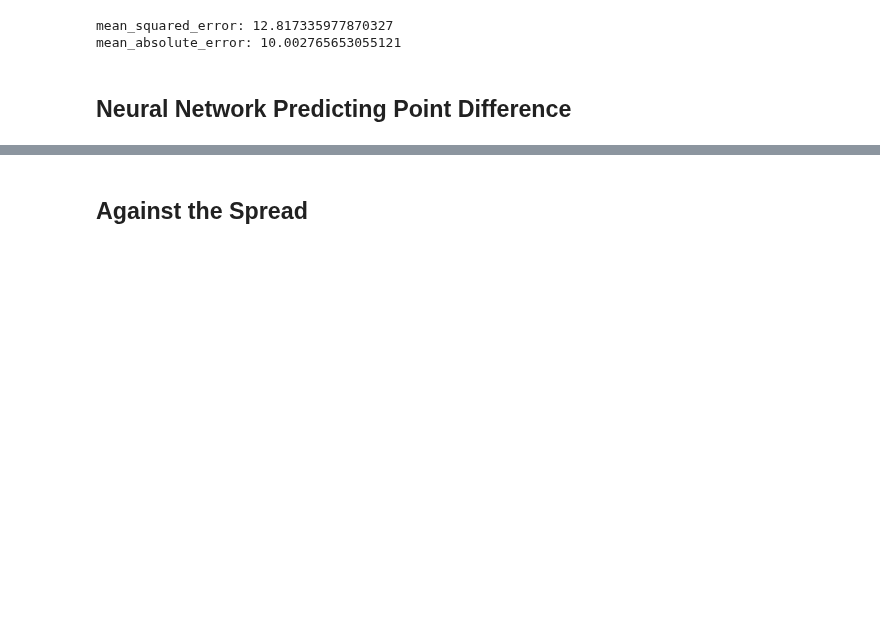
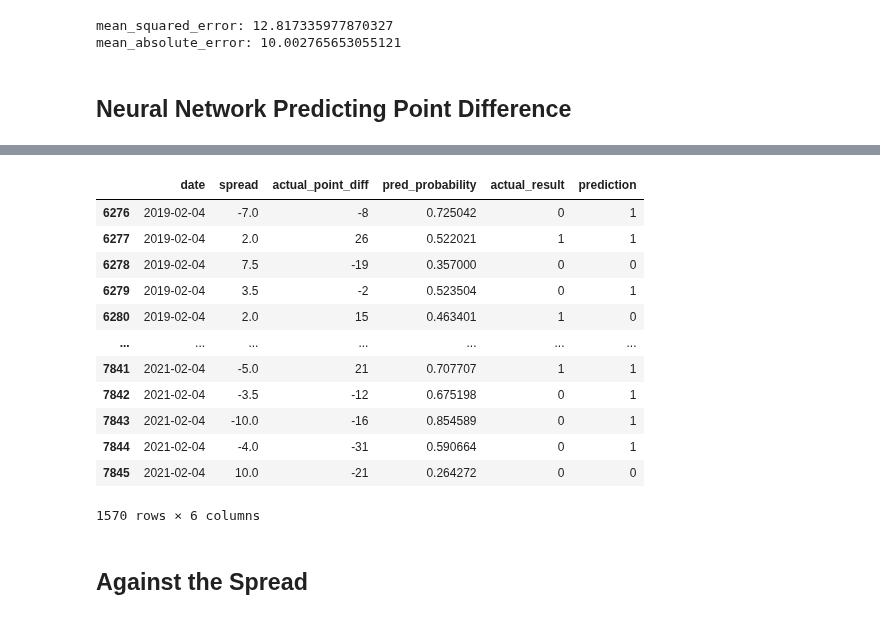
Before and after one commit to jnish23/NBA_Model, a Jupyter notebook: aggregating_player_stats.ipynb, the cells around one changed output, grey strips where cells are left out. Saved outputs shown, nothing was run; the diff lists cells and outputs as text; code cells hidden in the pictures; blank space fills up the shorter version.

```diff
--- a/aggregating_player_stats.ipynb
+++ b/aggregating_player_stats.ipynb
@@ -920,3 +900,31 @@ Name: point_diff, Length: 1579, dtype: int64
+# %%
+test_idx = X_test.index
+
+win_loss_results = full_df.loc[test_idx, ['date', 'spread']]
+
+win_loss_results['actual_point_diff'] = point_diff_test
+win_loss_results['pred_probability'] = test_preds
+win_loss_results['actual_result'] = (win_loss_results['actual_point_diff'] > 0).astype(int)
+win_loss_results['prediction'] = (win_loss_results['pred_probability'] > 0.5).astype(int)
+
+
+confusion_matrix(win_loss_results['actual_result'], win_loss_results['prediction'], normalize='all')
+
+win_loss_results
+# %% [output]
+|  | date | spread | actual_point_diff | pred_probability | actual_result | prediction |
+| 6276 | 2019-02-04 | -7.0 | -8 | 0.725042 | 0 | 1 |
+| 6277 | 2019-02-04 | 2.0 | 26 | 0.522021 | 1 | 1 |
+| 6278 | 2019-02-04 | 7.5 | -19 | 0.357000 | 0 | 0 |
+| 6279 | 2019-02-04 | 3.5 | -2 | 0.523504 | 0 | 1 |
+| 6280 | 2019-02-04 | 2.0 | 15 | 0.463401 | 1 | 0 |
+| ... | ... | ... | ... | ... | ... | ... |
+| 7841 | 2021-02-04 | -5.0 | 21 | 0.707707 | 1 | 1 |
+| 7842 | 2021-02-04 | -3.5 | -12 | 0.675198 | 0 | 1 |
+| 7843 | 2021-02-04 | -10.0 | -16 | 0.854589 | 0 | 1 |
+| 7844 | 2021-02-04 | -4.0 | -31 | 0.590664 | 0 | 1 |
+| 7845 | 2021-02-04 | 10.0 | -21 | 0.264272 | 0 | 0 |
+1570 rows × 6 columns
 # %% [markdown]
 ## Against the Spread
 # %%
```
Also changed, not shown: parts of 26 cells of this notebook, 31 other files.
